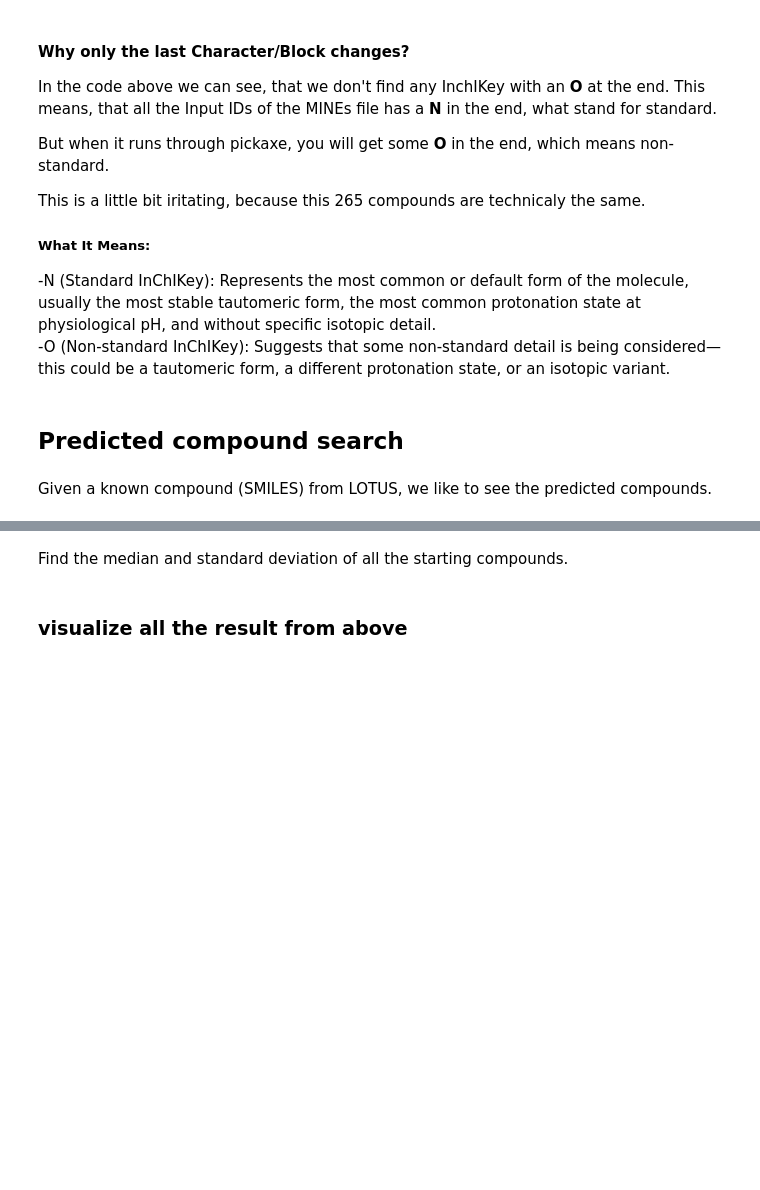
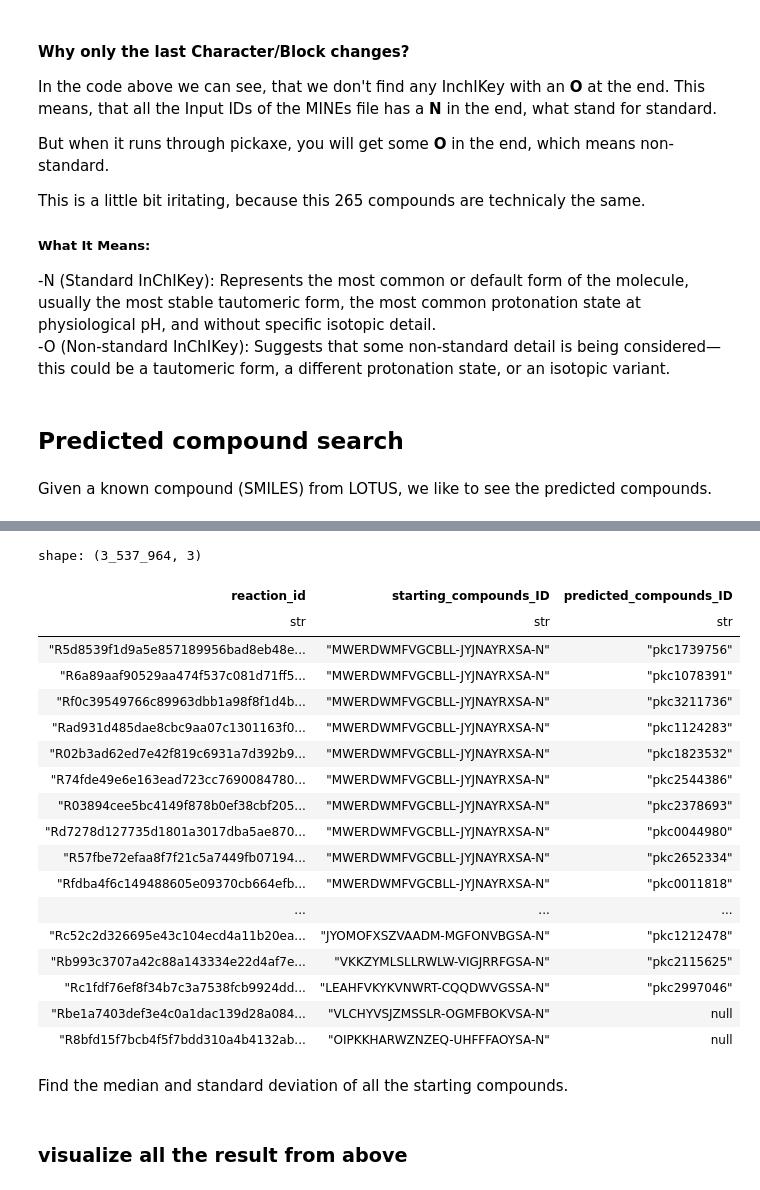
Before and after one commit to pamrein/expanded-naturalproduct-chemspace, a Jupyter notebook: expanded_naturalproduct_chemspace/05_LOTUS_MINES_taxonomy_search.ipynb, the cells around one changed output, grey strips where cells are left out. Drawn from its saved outputs; the diff is of its cells as text; code cells hidden in the pictures; blank space fills up the shorter version.

```diff
--- a/expanded_naturalproduct_chemspace/05_LOTUS_MINES_taxonomy_search.ipynb
+++ b/expanded_naturalproduct_chemspace/05_LOTUS_MINES_taxonomy_search.ipynb
@@ -240,3 +250,26 @@ df_result
+# %%
+df = pl.read_parquet("../data/MINES/reactions_compounds_list_ID.parquet")
+df
+# %% [output]
+shape: (3_537_964, 3)
+| reaction_id | starting_compounds_ID | predicted_compounds_ID |
+| str | str | str |
+| "R5d8539f1d9a5e857189956bad8eb48e... | "MWERDWMFVGCBLL-JYJNAYRXSA-N" | "pkc1739756" |
+| "R6a89aaf90529aa474f537c081d71ff5... | "MWERDWMFVGCBLL-JYJNAYRXSA-N" | "pkc1078391" |
+| "Rf0c39549766c89963dbb1a98f8f1d4b... | "MWERDWMFVGCBLL-JYJNAYRXSA-N" | "pkc3211736" |
+| "Rad931d485dae8cbc9aa07c1301163f0... | "MWERDWMFVGCBLL-JYJNAYRXSA-N" | "pkc1124283" |
+| "R02b3ad62ed7e42f819c6931a7d392b9... | "MWERDWMFVGCBLL-JYJNAYRXSA-N" | "pkc1823532" |
+| "R74fde49e6e163ead723cc7690084780... | "MWERDWMFVGCBLL-JYJNAYRXSA-N" | "pkc2544386" |
+| "R03894cee5bc4149f878b0ef38cbf205... | "MWERDWMFVGCBLL-JYJNAYRXSA-N" | "pkc2378693" |
+| "Rd7278d127735d1801a3017dba5ae870... | "MWERDWMFVGCBLL-JYJNAYRXSA-N" | "pkc0044980" |
+| "R57fbe72efaa8f7f21c5a7449fb07194... | "MWERDWMFVGCBLL-JYJNAYRXSA-N" | "pkc2652334" |
+| "Rfdba4f6c149488605e09370cb664efb... | "MWERDWMFVGCBLL-JYJNAYRXSA-N" | "pkc0011818" |
+| ... | ... | ... |
+| "Rc52c2d326695e43c104ecd4a11b20ea... | "JYOMOFXSZVAADM-MGFONVBGSA-N" | "pkc1212478" |
+| "Rb993c3707a42c88a143334e22d4af7e... | "VKKZYMLSLLRWLW-VIGJRRFGSA-N" | "pkc2115625" |
+| "Rc1fdf76ef8f34b7c3a7538fcb9924dd... | "LEAHFVKYKVNWRT-CQQDWVGSSA-N" | "pkc2997046" |
+| "Rbe1a7403def3e4c0a1dac139d28a084... | "VLCHYVSJZMSSLR-OGMFBOKVSA-N" | null |
+| "R8bfd15f7bcb4f5f7bdd310a4b4132ab... | "OIPKKHARWZNZEQ-UHFFFAOYSA-N" | null |
 # %% [markdown]
 Find the median and standard deviation of all the starting compounds.
 # %%
```
Also changed, not shown: parts of 1 cell of this notebook, 3 other files.
